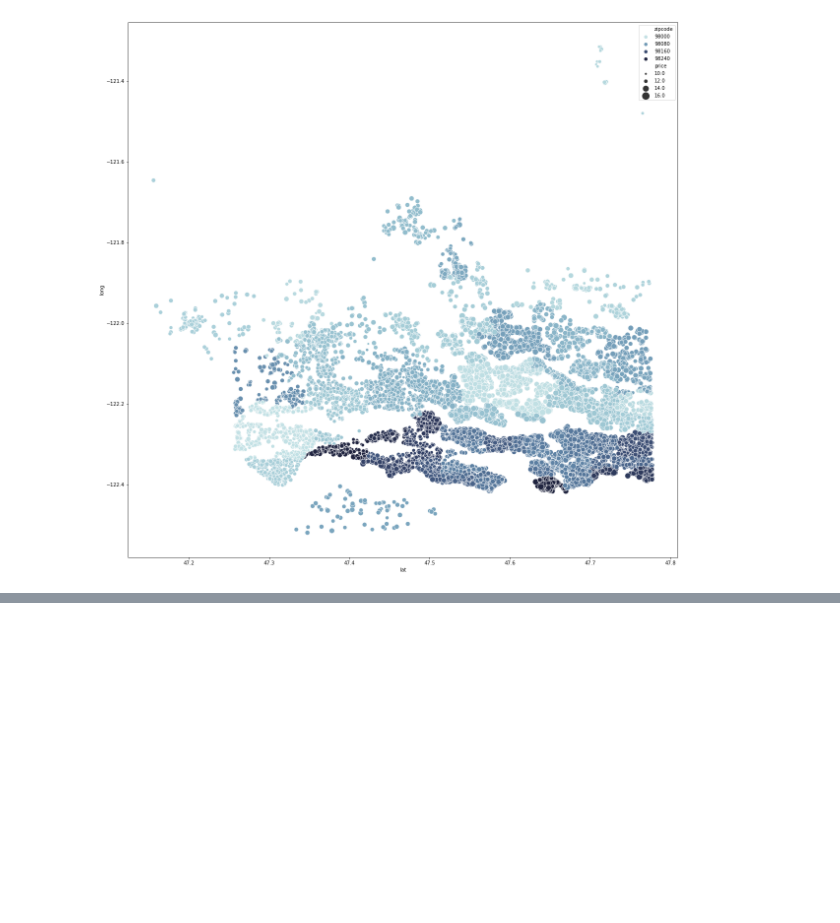
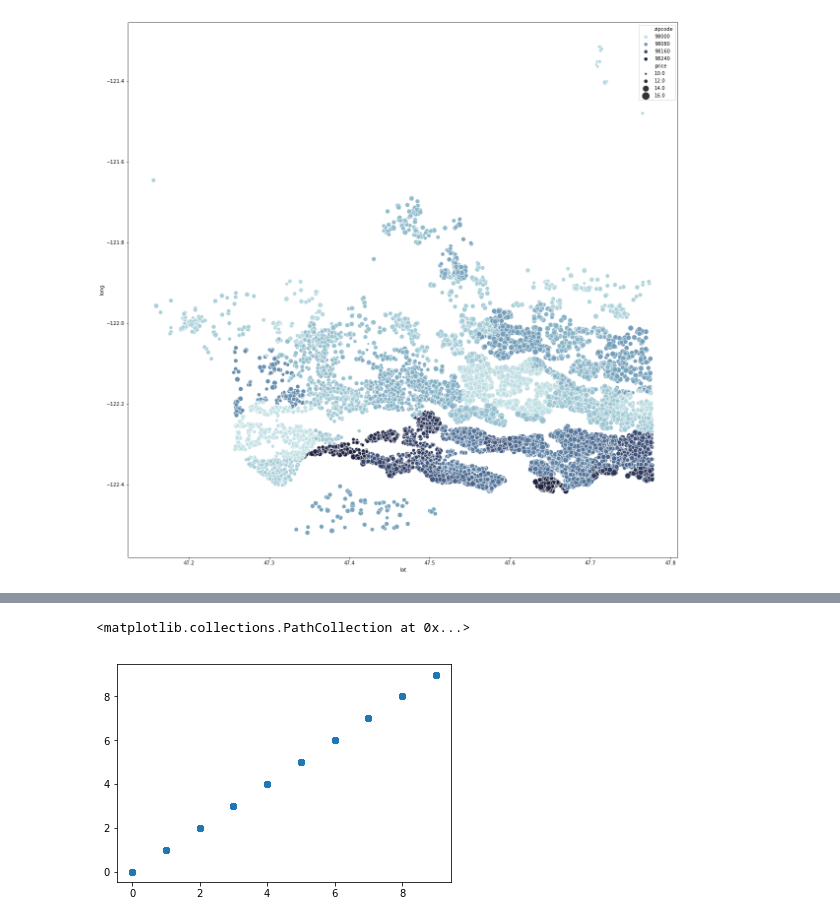
Before and after one commit to JoeDown/King-County-Linear-Regression-Price-Prediction, a Jupyter notebook: nick-scratch.ipynb, the cells around one changed output, grey strips where cells are left out. Saved outputs shown, nothing was run; the diff lists cells and outputs as text; code cells hidden in the pictures; blank space fills up the shorter version.

```diff
--- a/nick-scratch.ipynb
+++ b/nick-scratch.ipynb
@@ -2736,14 +2770,14 @@ nonnumeric_columns = check_for_nonnumeric_columns(df, print_num_unique_values=5)
 columns_with_zeros = check_for_zeros(df)
 
 ### Split the data
-X_train, X_test, y_train, y_test = train_test_split(X, y, test_size=test_size)
+X_train, X_test, y_train, y_test = train_test_split(X, y, test_size=0.5)
 
 ### Build training and test dataframes
 train_df = pd.concat([X_train, y_train], axis=1)
 test_df = pd.concat([X_test, y_test], axis=1)
 
-train_df = add_cluster_label_feature(train_df, fit_df=train_df, n_clusters=10, drop_original_column=False)
-test_df = add_cluster_label_feature(test_df, fit_df=train_df, n_clusters=10, drop_original_column=False)
+train_df, kmeans = add_cluster_label_feature(train_df, kmeans=None, n_clusters=10, drop_original_column=False)
+test_df, kmeans = add_cluster_label_feature(test_df, kmeans=kmeans, n_clusters=10, drop_original_column=False)
 
 plt.figure(figsize=(12,6))
 cmap = sns.cubehelix_palette(rot=-.2, as_cmap=True)
@@ -2778,0 +2823,12 @@ sqft_basement has 11794 zeros, which is  61.54% of the data.
+# %%
+X_train = list(zip(train_df['lat'].tolist(), train_df['long'].tolist()))
+X_test = list(zip(test_df['lat'].tolist(), test_df['long'].tolist()))
+kmeans.fit(X_train)
+train_labels_0 = kmeans.labels_
+train_labels = kmeans.fit_predict(X_train)
+test_labels = kmeans.fit_predict(X_test)
+# %%
+plt.scatter(train_labels_0,train_labels)
+# %% [output]
+<matplotlib.collections.PathCollection at 0x...>
+[figure, added]
```
Also changed, not shown: parts of 17 cells of this notebook, 2 other files.
